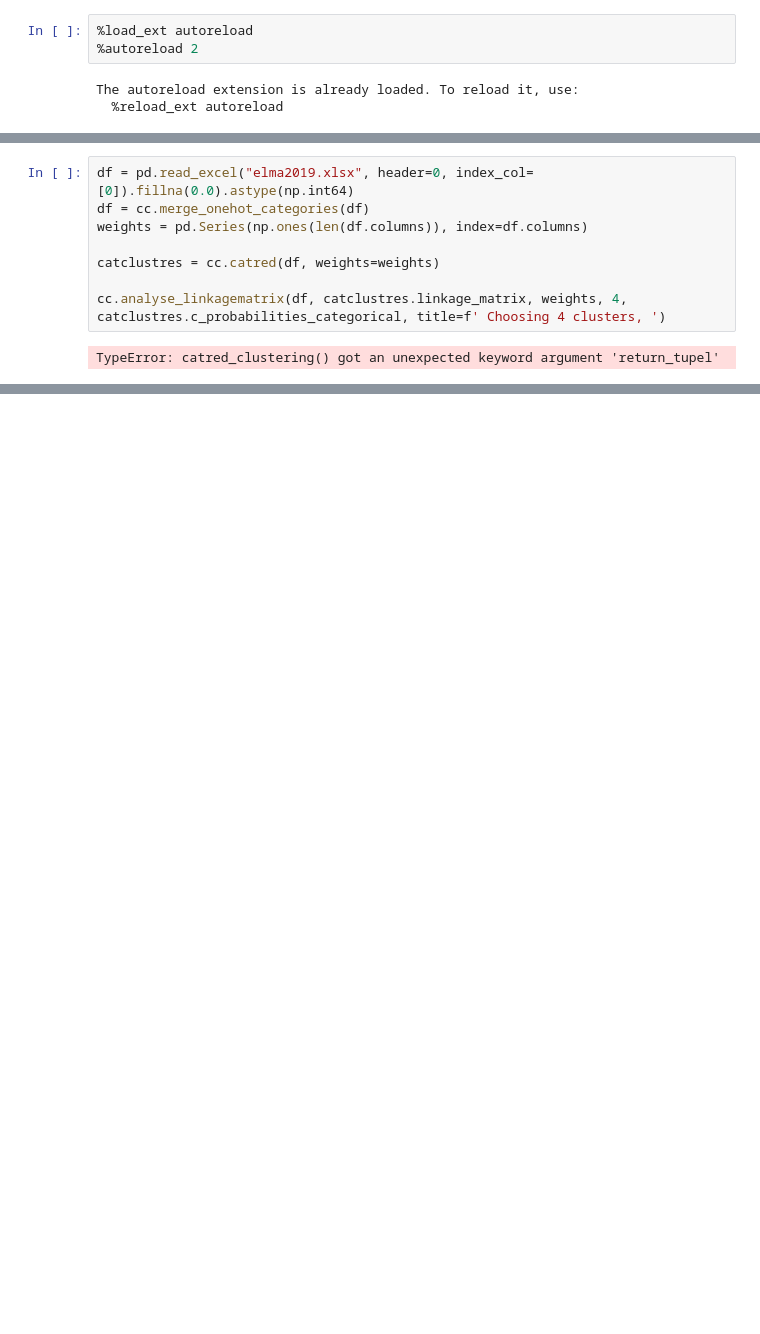
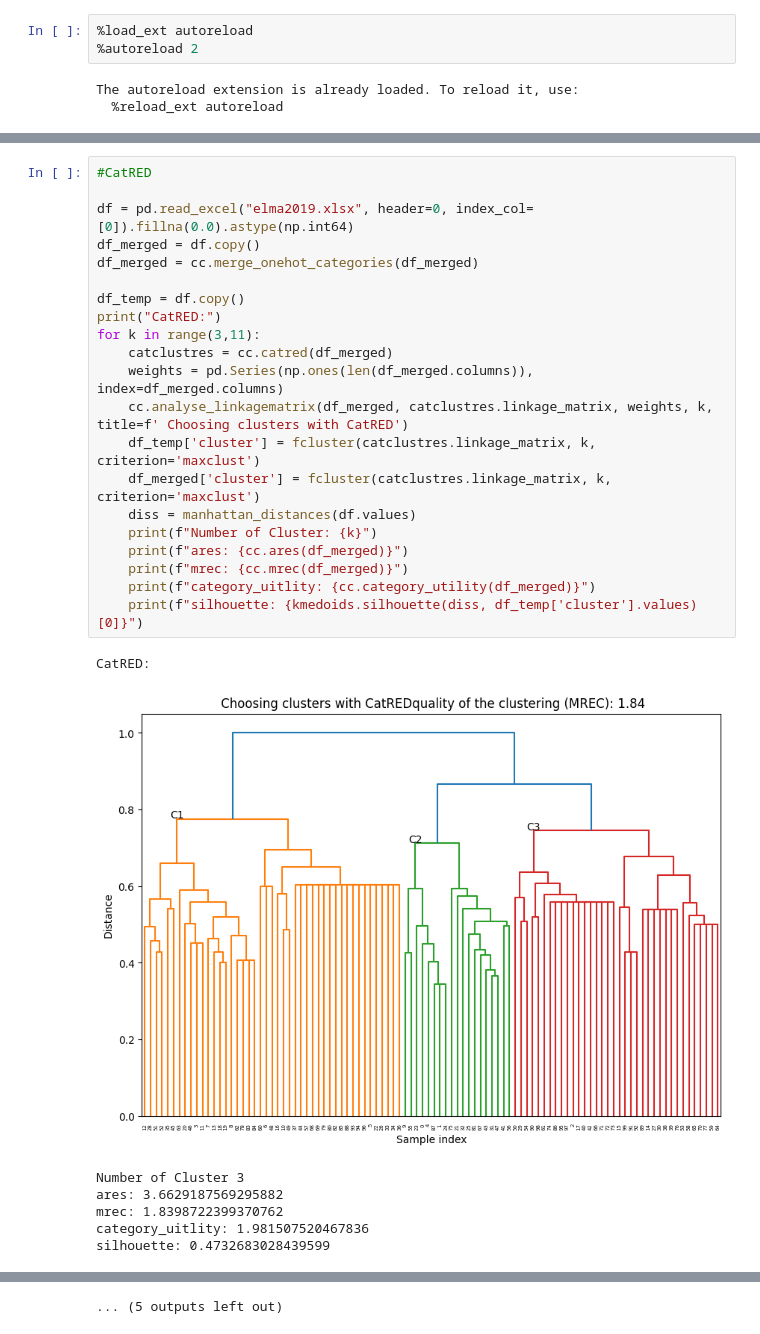
Before and after one commit to larslenssen/categoricalclustering, a Jupyter notebook: example/example_notebook.ipynb, the cells around one changed output, grey strips where cells are left out. Cells and saved outputs as stored; diff of their text form; blank space fills up the shorter version.

```diff
--- a/example/example_notebook.ipynb
+++ b/example/example_notebook.ipynb
@@ -12,10 +14,29 @@ ModuleNotFoundError: No module named 'categoricalclustering'
 # %%
+#CatRED
+
 df = pd.read_excel("elma2019.xlsx", header=0, index_col=[0]).fillna(0.0).astype(np.int64)
-df = cc.merge_onehot_categories(df)
-weights = pd.Series(np.ones(len(df.columns)), index=df.columns)
+df_merged = df.copy()
+df_merged = cc.merge_onehot_categories(df_merged)
 
-catclustres = cc.catred(df, weights=weights)
-
-cc.analyse_linkagematrix(df, catclustres.linkage_matrix, weights, 4, catclustres.c_probabilities_categorical, title=f' Choosing 4 clusters, ')
+df_temp = df.copy()
+print("CatRED:")
+for k in range(3,11):
+    catclustres = cc.catred(df_merged)
+    weights = pd.Series(np.ones(len(df_merged.columns)), index=df_merged.columns)
+    cc.analyse_linkagematrix(df_merged, catclustres.linkage_matrix, weights, k, title=f' Choosing clusters with CatRED')
+    df_temp['cluster'] = fcluster(catclustres.linkage_matrix, k, criterion='maxclust')
+    df_merged['cluster'] = fcluster(catclustres.linkage_matrix, k, criterion='maxclust')
+    diss = manhattan_distances(df.values)
+    print(f"Number of Cluster: {k}")
+    print(f"ares: {cc.ares(df_merged)}")
+    print(f"mrec: {cc.mrec(df_merged)}")
+    print(f"category_uitlity: {cc.category_utility(df_merged)}")
+    print(f"silhouette: {kmedoids.silhouette(diss, df_temp['cluster'].values)[0]}")
 # %% [output]
-TypeError: catred_clustering() got an unexpected keyword argument 'return_tupel'
+CatRED:
+[figure, added]
+Number of Cluster 3
+ares: 3.6629187569295882
+mrec: 1.8398722399370762
+category_uitlity: 1.981507520467836
+silhouette: 0.4732683028439599
@@ -21,0 +68 @@ TypeError: catred_clustering() got an unexpected keyword argument 'return_tupel'
+... (5 outputs left out)
```
Also changed, not shown: parts of 4 cells of this notebook, 3 other files.
